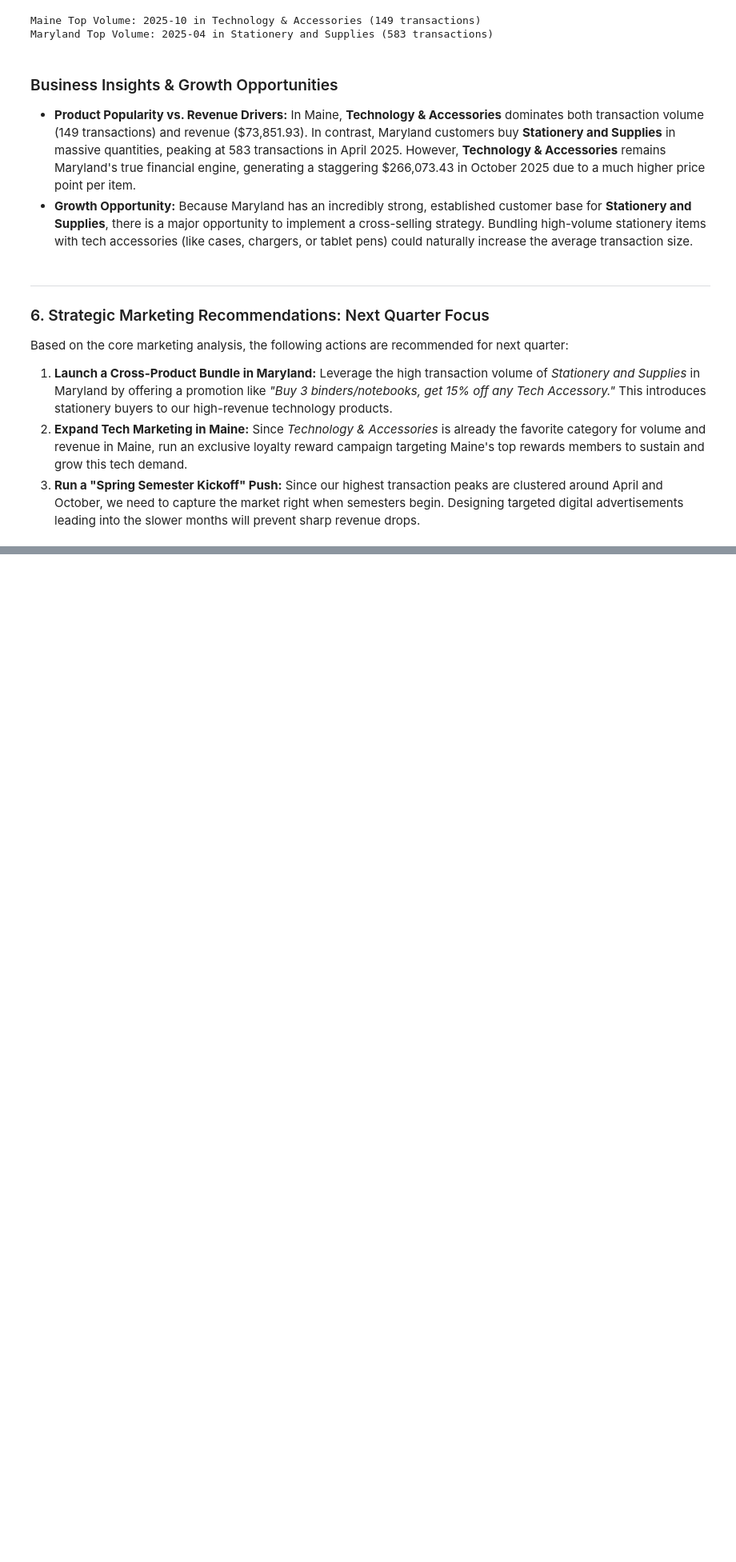
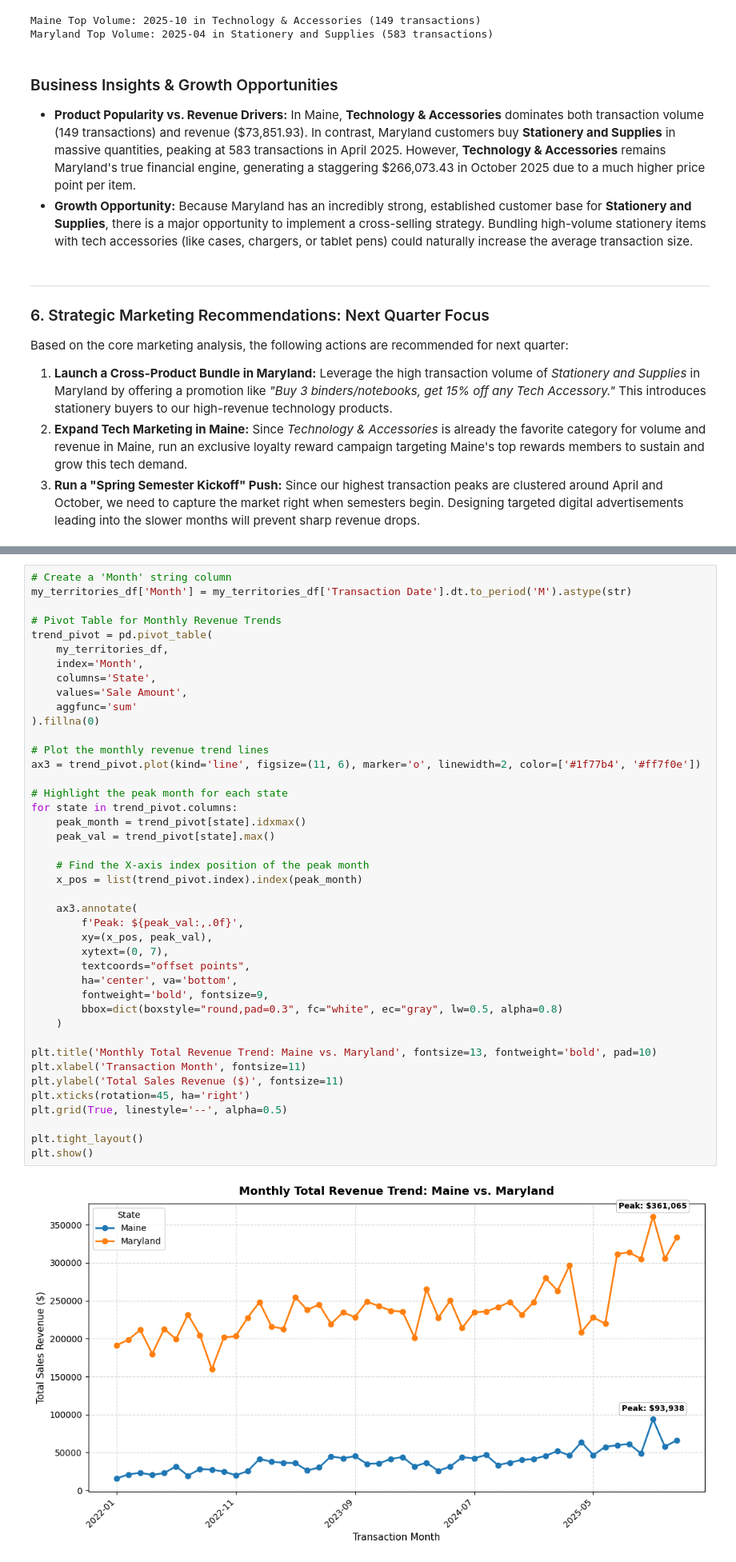
Before and after one commit to dania-kabakibi/Capstone_2, a Jupyter notebook: kabakibi_sales_analysis.ipynb, the cells around one changed output, grey strips where cells are left out. Shown at 80% size. Saved outputs shown, nothing was run; the diff lists cells and outputs as text; blank space fills up the shorter version.

```diff
--- a/kabakibi_sales_analysis.ipynb
+++ b/kabakibi_sales_analysis.ipynb
@@ -445,0 +553,44 @@ Based on the core marketing analysis, the following actions are recommended for
+# %%
+# Create a 'Month' string column
+my_territories_df['Month'] = my_territories_df['Transaction Date'].dt.to_period('M').astype(str)
+
+# Pivot Table for Monthly Revenue Trends
+trend_pivot = pd.pivot_table(
+    my_territories_df,
+    index='Month',
+    columns='State',
+    values='Sale Amount',
+    aggfunc='sum'
+).fillna(0)
+
+# Plot the monthly revenue trend lines
+ax3 = trend_pivot.plot(kind='line', figsize=(11, 6), marker='o', linewidth=2, color=['#1f77b4', '#ff7f0e'])
+
+# Highlight the peak month for each state
+for state in trend_pivot.columns:
+    peak_month = trend_pivot[state].idxmax()
+    peak_val = trend_pivot[state].max()
+
+    # Find the X-axis index position of the peak month
+    x_pos = list(trend_pivot.index).index(peak_month)
+
+    ax3.annotate(
+        f'Peak: ${peak_val:,.0f}',
+        xy=(x_pos, peak_val),
+        xytext=(0, 7),
+        textcoords="offset points",
+        ha='center', va='bottom',
+        fontweight='bold', fontsize=9,
+        bbox=dict(boxstyle="round,pad=0.3", fc="white", ec="gray", lw=0.5, alpha=0.8)
+    )
+
+plt.title('Monthly Total Revenue Trend: Maine vs. Maryland', fontsize=13, fontweight='bold', pad=10)
+plt.xlabel('Transaction Month', fontsize=11)
+plt.ylabel('Total Sales Revenue ($)', fontsize=11)
+plt.xticks(rotation=45, ha='right')
+plt.grid(True, linestyle='--', alpha=0.5)
+
+plt.tight_layout()
+plt.show()
+# %% [output]
+[figure, added]
```
Also changed, not shown: parts of 9 cells of this notebook.
